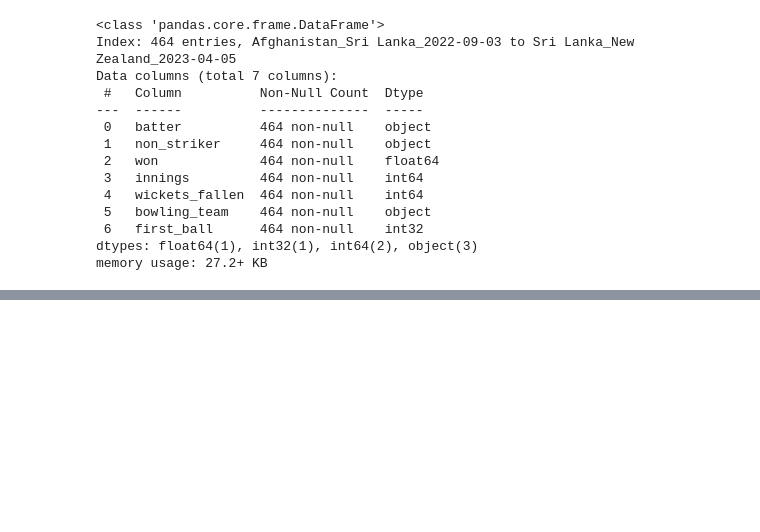
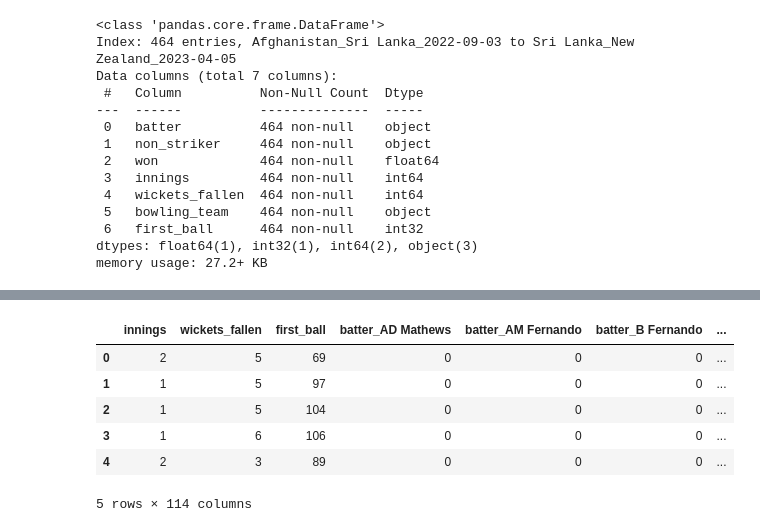
Before and after one commit to 19Kaumini/e19-co544-cricket-analytics-and-prediction, a Jupyter notebook: Models/PlayerAnalysis.ipynb, the cells around one changed output, grey strips where cells are left out. Saved outputs shown, nothing was run; the diff lists cells and outputs as text; code cells hidden in the pictures; blank space fills up the shorter version.

```diff
--- a/Models/PlayerAnalysis.ipynb
+++ b/Models/PlayerAnalysis.ipynb
@@ -221,0 +229,17 @@ Size of test 93
+# %%
+win_proba_df = pd.DataFrame(win_probability, columns=['win_probability'])
+
+X_test = X_test.reset_index(drop=True)
+win_proba_df = win_proba_df.reset_index(drop=True)
+# Concatenate the win probabilities with the test data
+result = pd.concat([X_test, win_proba_df], axis=1)
+
+result.head()
+# %% [output]
+|  | innings | wickets_fallen | first_ball | batter_AD Mathews | batter_AM Fernando | batter_B Fernando | ... |
+| 0 | 2 | 5 | 69 | 0 | 0 | 0 | ... |
+| 1 | 1 | 5 | 97 | 0 | 0 | 0 | ... |
+| 2 | 1 | 5 | 104 | 0 | 0 | 0 | ... |
+| 3 | 1 | 6 | 106 | 0 | 0 | 0 | ... |
+| 4 | 2 | 3 | 89 | 0 | 0 | 0 | ... |
+5 rows × 114 columns
```
Also changed, not shown: parts of 2 cells of this notebook.
